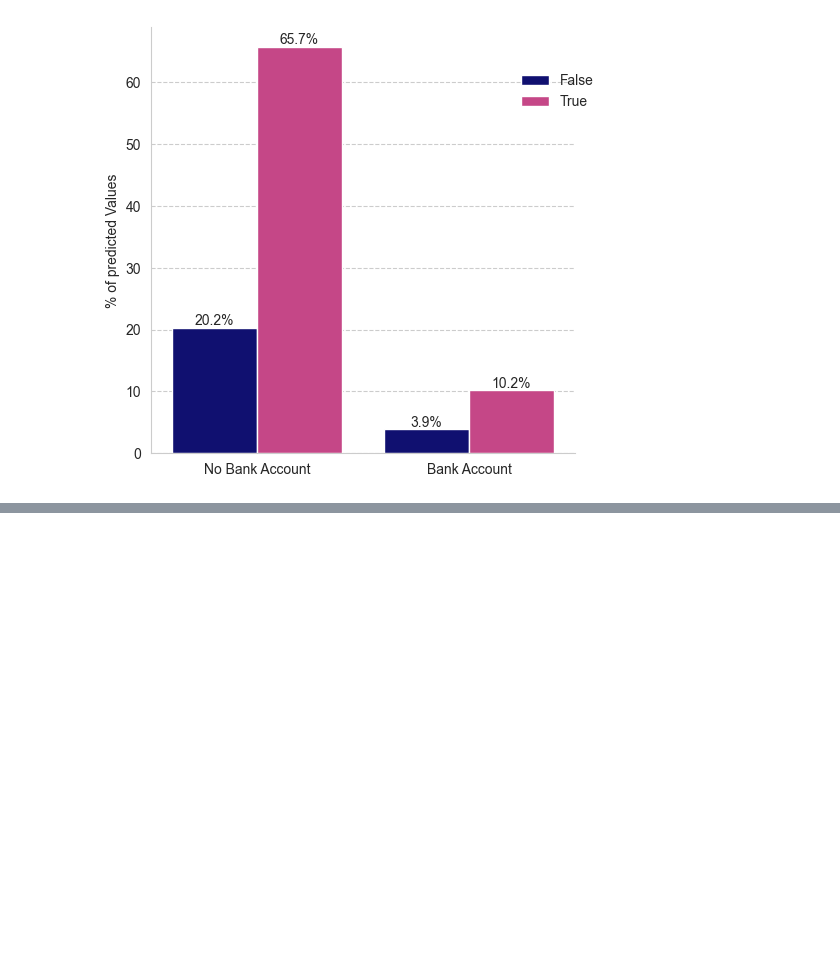
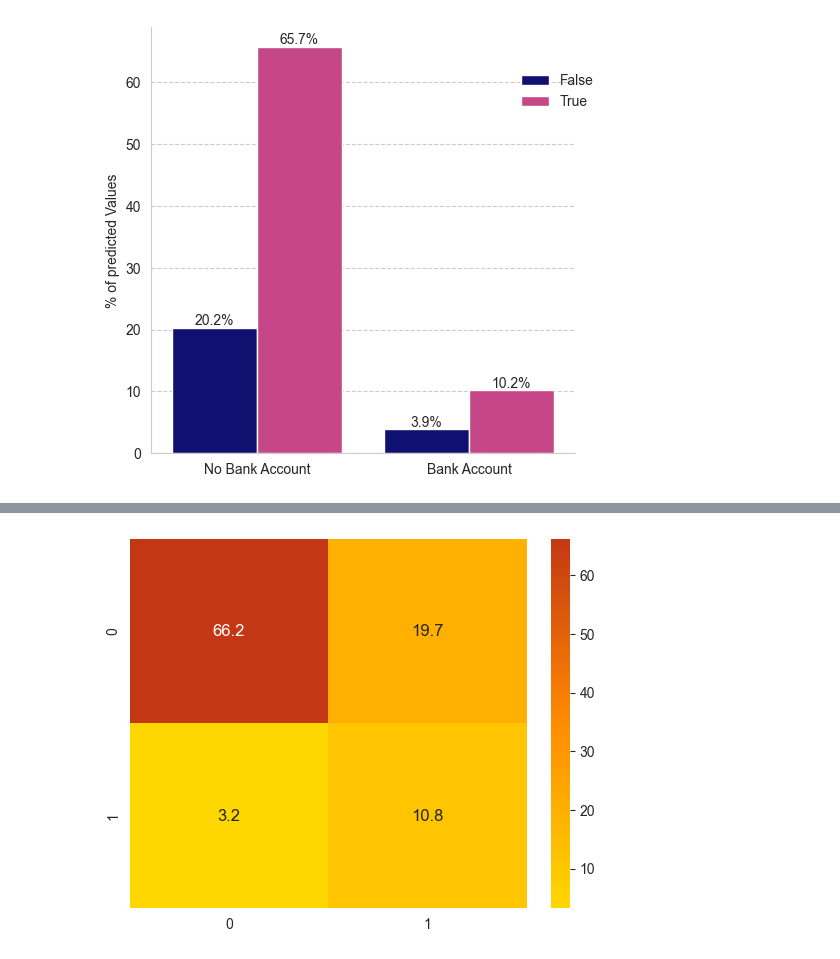
Before and after one commit to M4R1T4/ml_project_financial_inclusion, a Jupyter notebook: models/06_Tree_Models_Variants.ipynb, the cells around one changed output, grey strips where cells are left out. Saved outputs shown, nothing was run; the diff lists cells and outputs as text; code cells hidden in the pictures; blank space fills up the shorter version.

```diff
--- a/models/06_Tree_Models_Variants.ipynb
+++ b/models/06_Tree_Models_Variants.ipynb
@@ -386,0 +466,3 @@ NameError: name 'accuracy_score' is not defined
+# %%
+rand_forest_d30_l35_cmx = confusion_matrix(y_test, rand_forest_d30_l35.predict(X_test))
+rand_forest_d30_l35_cmx
@@ -386,0 +475,4 @@ NameError: name 'accuracy_score' is not defined
+# %%
+mf.conf_matrix_heatmap_perc(rand_forest_d30_l35_cmx)
+# %% [output]
+[figure, added]
```
Also changed, not shown: parts of 18 cells of this notebook, 3 other files.
